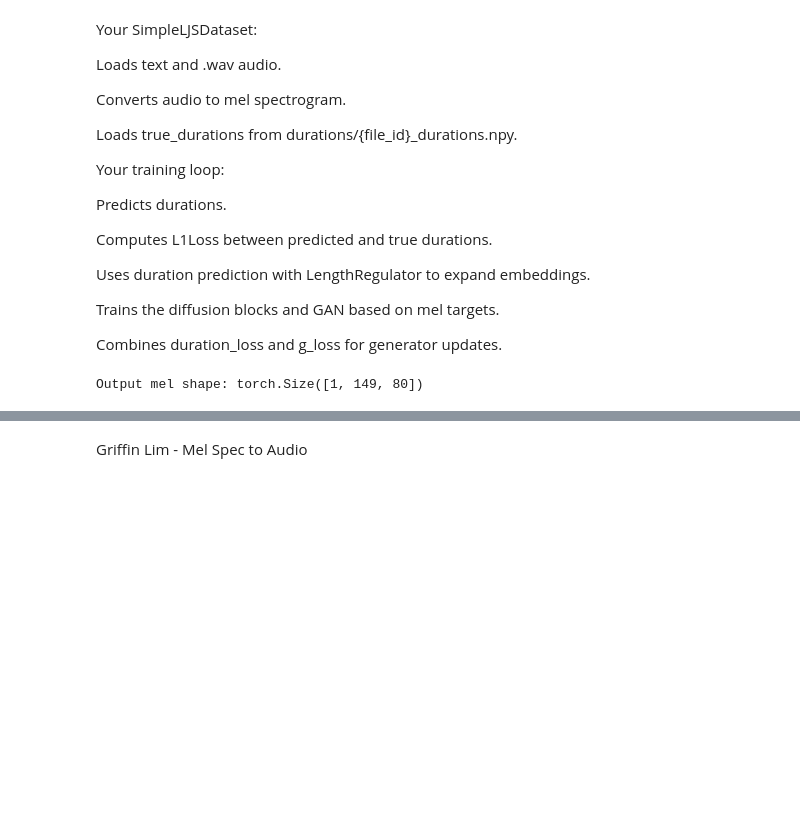
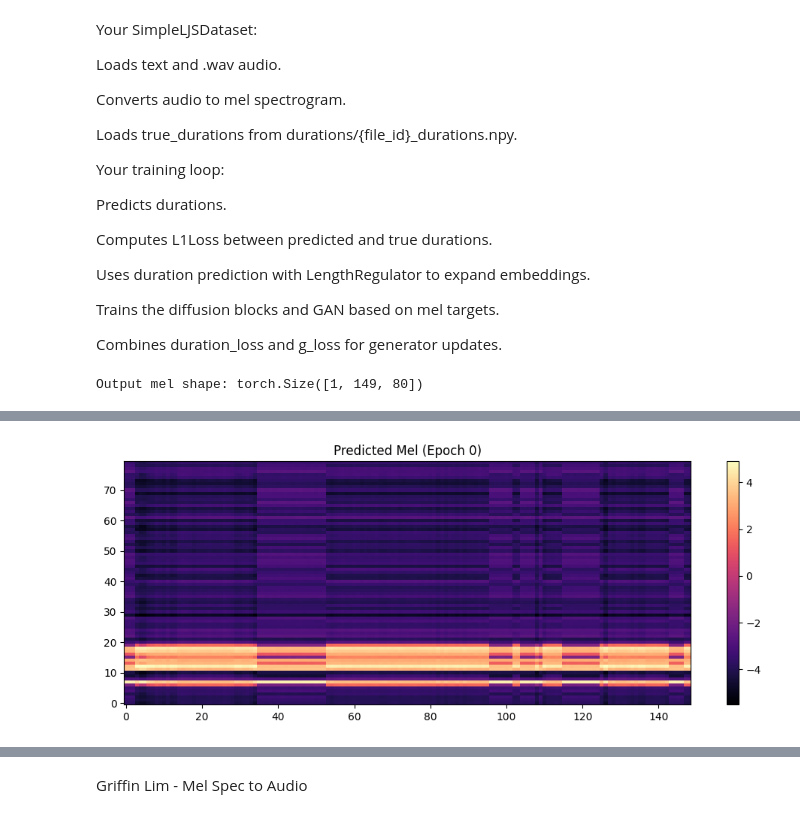
Before and after one commit to spencerwardaudio/DiffGAN_EV2_Variant, a Jupyter notebook: DiffGan_TTS_SW.ipynb, the cells around one changed output, grey strips where cells are left out. Cells and saved outputs as stored; diff of their text form; code cells hidden in the pictures; blank space fills up the shorter version.

```diff
--- a/DiffGan_TTS_SW.ipynb
+++ b/DiffGan_TTS_SW.ipynb
@@ -539,0 +507,95 @@ IndexError: The shape of the mask [2, 142] at index 1 does not match the shape o
+# %%
+# === Training Loop ===
+# dataset = SimpleLJSDataset("LJSpeech-1.1/LJSpeech-1.1/metadata.csv", "LJSpeech-1.1/LJSpeech-1.1/wavs", duration_dir="durations")
+dataset = SimpleLJSDataset(
+    metadata_path="LJSpeech-1.1/LJSpeech-1.1/metadata.csv",
+    wav_dir="LJSpeech-1.1/LJSpeech-1.1/wavs_16k",
+    duration_dir="LJSpeech-1.1/LJSpeech-1.1/durations_npy"
+)
+dataloader = DataLoader(dataset, batch_size=2, shuffle=True, collate_fn=collate_fn)
+
+criterion = torch.nn.MSELoss()
+duration_criterion = torch.nn.L1Loss()  # ✅ Add L1 loss for durations
+
+optimizer_g = torch.optim.Adam(model.parameters(), lr=0.001)
+optimizer_d = torch.optim.Adam(model.discriminator.parameters(), lr=0.001)
+
+scheduler_g = torch.optim.lr_scheduler.StepLR(optimizer_g, step_size=10, gamma=0.5)
+scheduler_d = torch.optim.lr_scheduler.StepLR(optimizer_d, step_size=10, gamma=0.5)
+
+
+model.train()
+for epoch in range(100):
+    for text_seq, mel_target, true_durations, text_lens in dataloader:
+        # === Text encoding ===
+        text_features = model.text_encoder(text_seq)  # (B, T_text, hidden_dim)
+
+        # === Predict durations with the model ===
+        predicted_durations = model.duration_predictor(text_features)  # (B, T_text)
+
+        # Instead of masking with index tensors...
+        # Assume both are shape (B, T), where T may differ due to padding
+        B, T = predicted_durations.shape
+        # true_durations = true_durations[:, :T]  # Truncate to match pred shape if necessary
+
+        # Pad true_durations to match predicted_durations shape
+        if true_durations.shape[1] < T:
+            pad_size = T - true_durations.shape[1]
+            true_durations = F.pad(true_durations, (0, pad_size), value=0.0)
+        else:
+            true_durations = true_durations[:, :T]
+
+
+        mask = torch.arange(T, device=predicted_durations.device).expand(B, T) < text_lens.unsqueeze(1)
+
+        # Now apply the mask
+        masked_pred = predicted_durations[mask]
+        masked_true = true_durations[mask]
+
+        duration_loss = duration_criterion(masked_pred, masked_true)
+
+        # === Apply length regulator ===
+        regulated = model.length_regulator(text_features, predicted_durations)  # (B, T_mel, hidden_dim)
+
+        # === Project to mel space ===
+        predicted_mel = model.text_to_mel_proj(regulated)  # (B, T_mel, mel_dim)
+
+        # === Apply diffusion blocks with noise (training=True) ===
+        for step, block in enumerate(model.mel_generator.diffusion_blocks):
+            predicted_mel = block(predicted_mel, step, add_noise=True)
+
+        # === Train GAN ===
+        d_loss, g_loss, duration_loss = train_step(
+            generator=model,
+            discriminator=model.discriminator,
+            optimizer_g=optimizer_g,
+            optimizer_d=optimizer_d,
+            real_mels=mel_target,
+            text_input=text_seq,
+            true_durations=true_durations,
+            text_lens=text_lens,
+            criterion=criterion,
+            duration_criterion=duration_criterion,
+            duration_loss_weight=1.0,
+            scheduler_g=scheduler_g,
+            scheduler_d=scheduler_d,
+            gan_weight=0.01
+        )
+
+        if epoch % 5 == 0:  # Every 5 epochs
+            with torch.no_grad():
+                print("Generated mel stats → min:", predicted_mel.min().item(), "max:", predicted_mel.max().item())
+                print("Duration prediction → mean:", predicted_durations.float().mean().item())
+
+                # Optional: visualize first sample's mel
+                import matplotlib.pyplot as plt
+                plt.figure(figsize=(10, 4))
+                plt.imshow(predicted_mel[0].cpu().detach().T, origin='lower', aspect='auto', cmap='magma')
+                plt.title(f"Predicted Mel (Epoch {epoch})")
+                plt.colorbar()
+                plt.tight_layout()
+                plt.show()
+
+
+        print(f"Epoch {epoch} | D Loss: {d_loss:.4f} | G Loss: {g_loss:.4f} | Duration Loss: {duration_loss:.4f}")
+# %% [output]
@@ -539,0 +604 @@ IndexError: The shape of the mask [2, 142] at index 1 does not match the shape o
+[figure, added]
```
Also changed, not shown: parts of 8 cells of this notebook.
